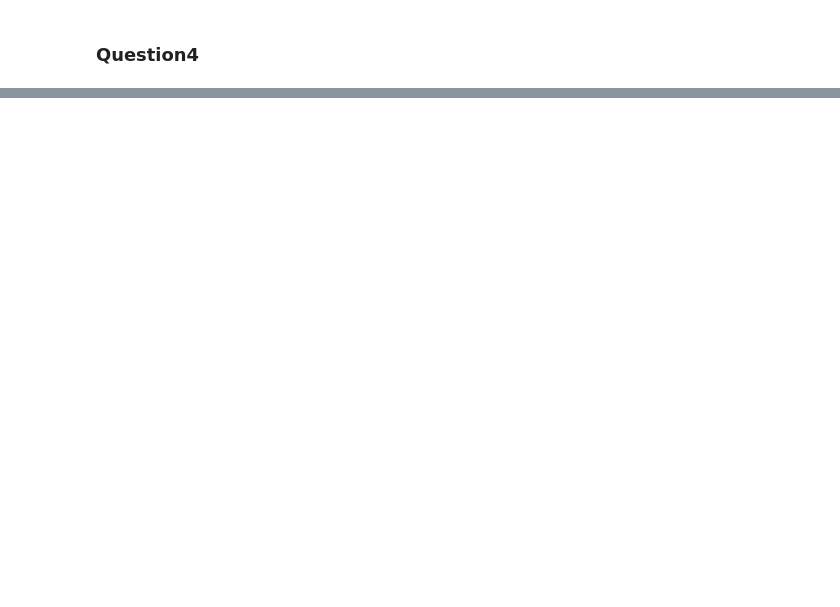
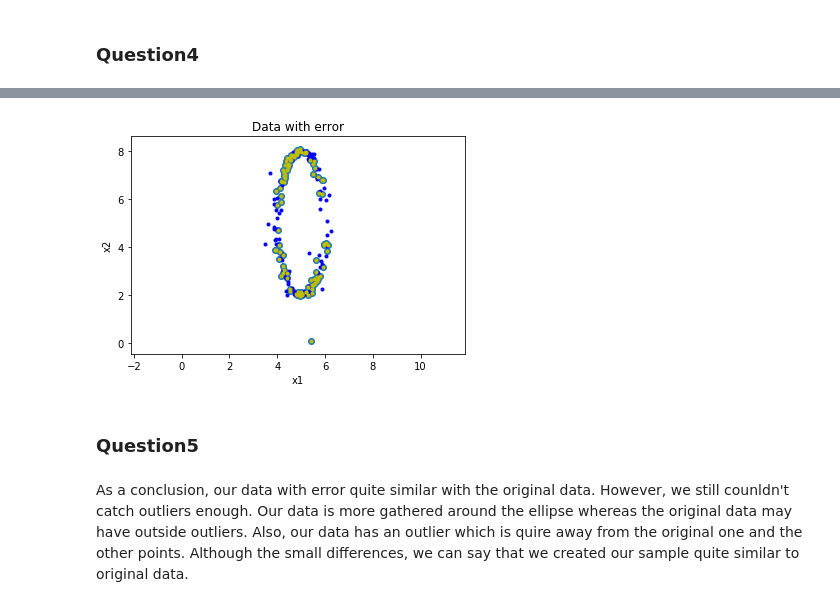
Before and after one commit to CMPE547-Spring-2017-Bogazici/hw2, a Jupyter notebook: HW2.ipynb, the cells around one changed output, grey strips where cells are left out. Drawn from its saved outputs; the diff is of its cells as text; code cells hidden in the pictures; blank space fills up the shorter version.

Commit message:
question 4-5 are done

```diff
--- a/HW2.ipynb
+++ b/HW2.ipynb
@@ -66,0 +102,34 @@ array([ 1.,  2.,  3.])
+# %%
+import matplotlib.pyplot as plt
+import pylab
+import numpy as np
+import pandas as pd
+
+N = 100      #sample size
+
+x1_2 = np.random.rand(N)*2+4;
+x2_2 = np.zeros(100)
+x2_2[0:50] = (np.sqrt(9-((x1_2[0:50]-5)**2)*9))+5;
+x2_2[51:101] = -(np.sqrt(9-((x1_2[51:101]-5)**2)*9))+5
+
+x1_error = np.random.randn(N)*0.1;
+x2_error = np.random.randn(N)*0.06;
+
+x1_2 += x1_error
+x2_2 +=x2_error
+
+plt.axis("equal")
+plt.xlabel("x1");
+plt.ylabel("x2");
+plt.plot(x1,x2,"b.")
+plt.plot(x1_2,x2_2,"y.")
+plt.title("Data with error")
+plt.scatter(x1_2,x2_2)
+
+pylab.show()
+# %% [output]
+[figure, added]
+# %% [markdown]
+### Question5
+# %% [markdown]
+As a conclusion, our data with error quite similar with the original data. However, we still counldn't catch outliers enough. Our data is more gathered around the ellipse whereas the original data may have outside outliers. Also, our data has an outlier which is quire away from the original one and the other points. Although the small differences, we can say that we created our sample quite similar to original data.
```
Also changed, not shown: parts of 3 cells of this notebook.
